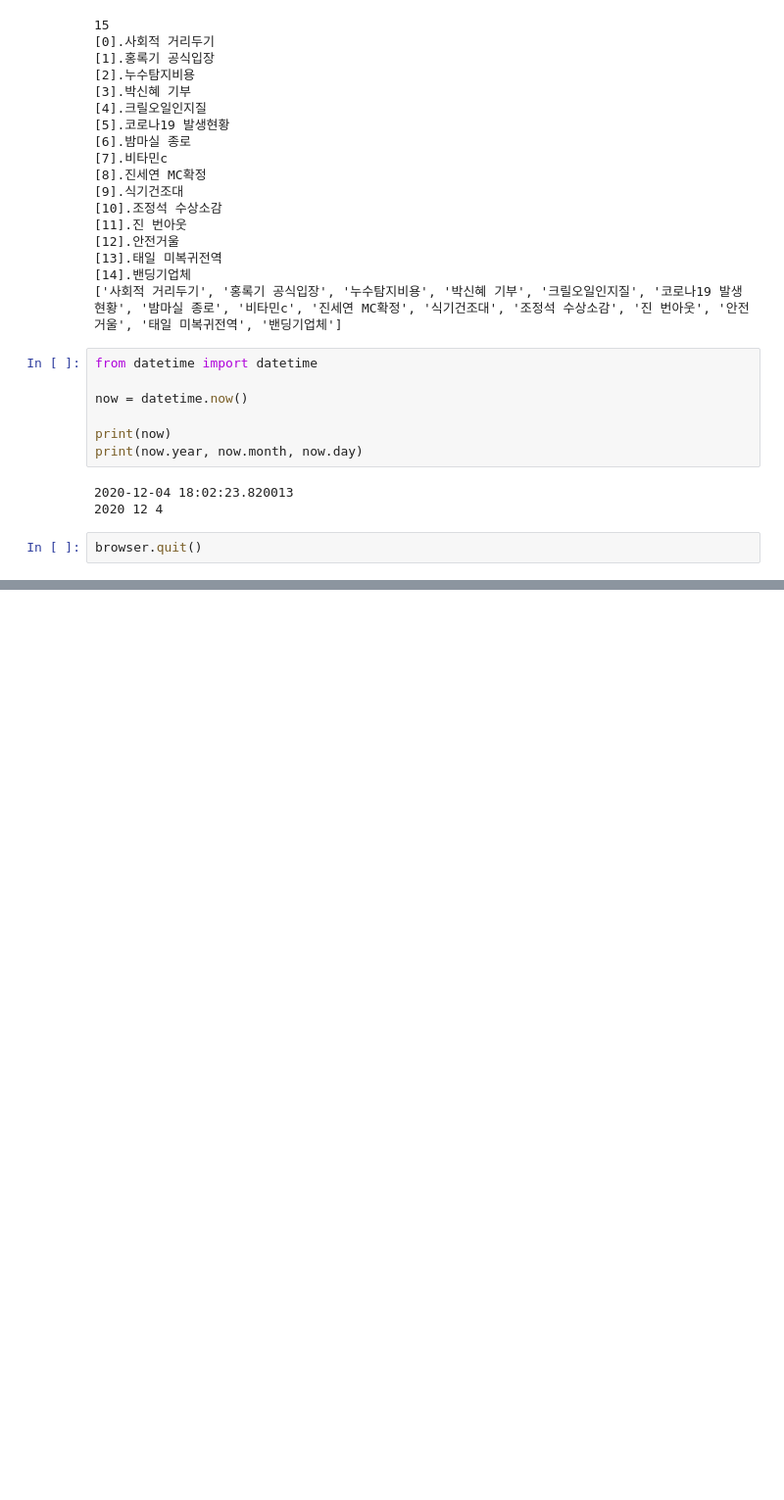
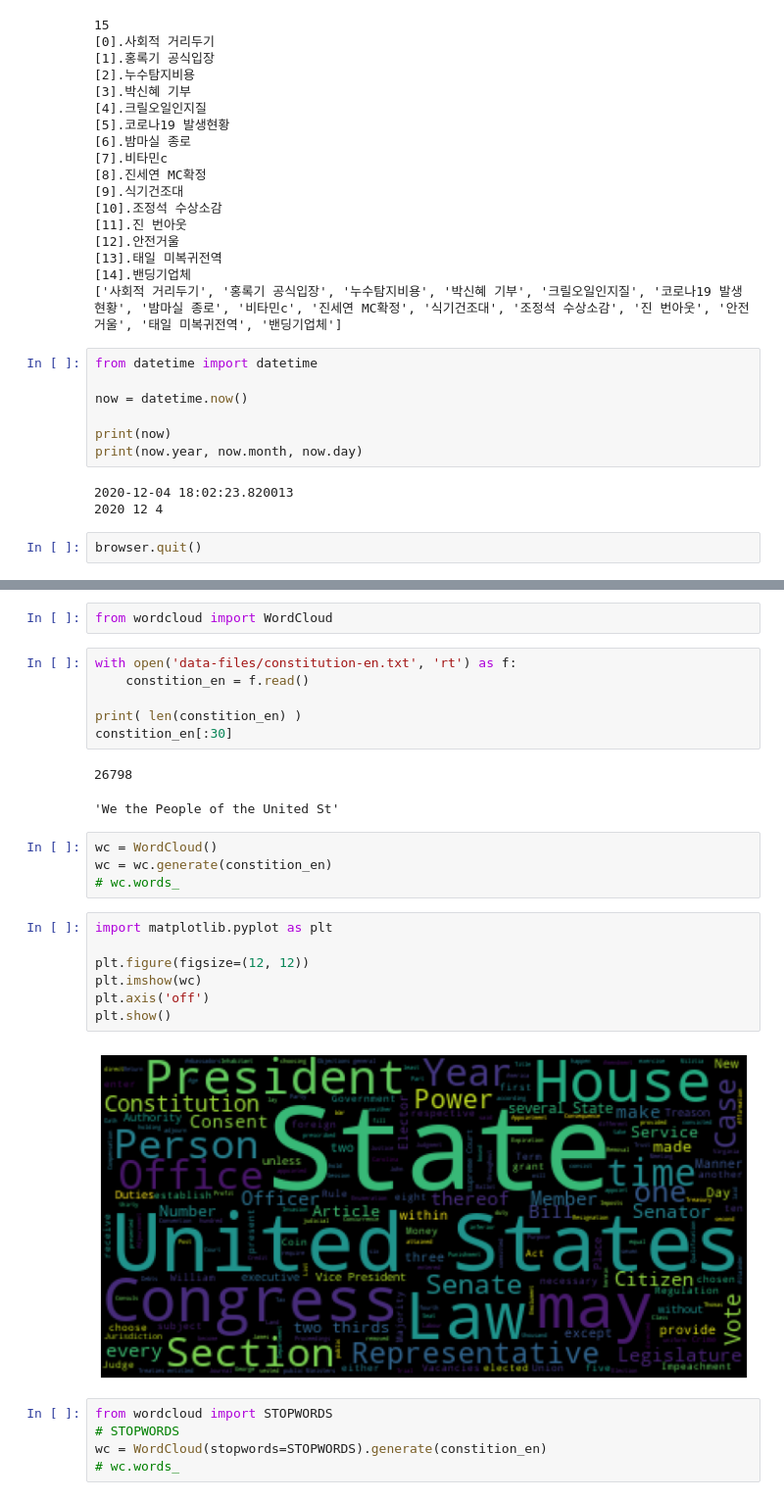
Before and after one commit to prismip/ssac-academy, a Jupyter notebook: workspace/code-workspace/python-basic/10.web-request.ipynb, the cells around one changed output, grey strips where cells are left out. Shown at 98% size. Cells and saved outputs as stored; diff of their text form; blank space fills up the shorter version.

```diff
--- a/workspace/code-workspace/python-basic/10.web-request.ipynb
+++ b/workspace/code-workspace/python-basic/10.web-request.ipynb
@@ -118,0 +124,29 @@ browser.quit()
+# %%
+from wordcloud import WordCloud
+# %%
+with open('data-files/constitution-en.txt', 'rt') as f:
+    constition_en = f.read()
+
+print( len(constition_en) )
+constition_en[:30]
+# %% [output]
+26798
+'We the People of the United St'
+# %%
+wc = WordCloud()
+wc = wc.generate(constition_en)
+# wc.words_
+# %%
+import matplotlib.pyplot as plt
+
+plt.figure(figsize=(12, 12))
+plt.imshow(wc)
+plt.axis('off')
+plt.show()
+# %% [output]
+[figure, added]
+# %%
+from wordcloud import STOPWORDS
+# STOPWORDS
+wc = WordCloud(stopwords=STOPWORDS).generate(constition_en)
+# wc.words_
```
Also changed, not shown: parts of 13 cells of this notebook.
